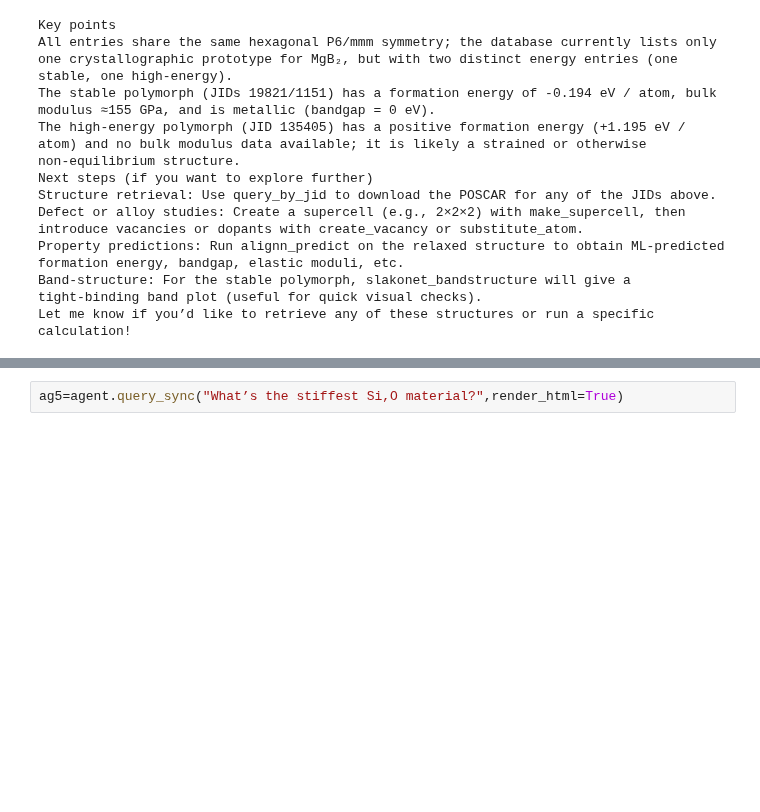
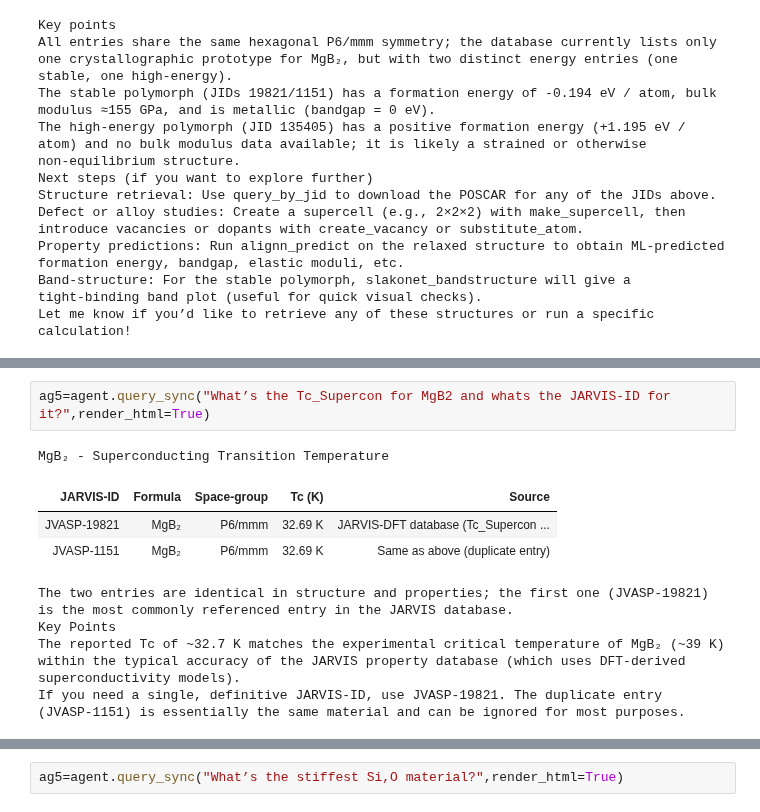
Before and after one commit to knc6/jarvis-tools-notebooks, a Jupyter notebook: jarvis-tools-notebooks/agapi_example.ipynb, the cells around one changed output, grey strips where cells are left out. Saved outputs shown, nothing was run; the diff lists cells and outputs as text; blank space fills up the shorter version.

```diff
--- a/jarvis-tools-notebooks/agapi_example.ipynb
+++ b/jarvis-tools-notebooks/agapi_example.ipynb
@@ -128,0 +116,11 @@ ag4=agent.query_sync("Get POSCAR for JVASP-1002",render_html=True)
+# %%
+ag5=agent.query_sync("What’s the Tc_Supercon for MgB2 and whats the JARVIS-ID for it?",render_html=True)
+# %% [output]
+MgB₂ - Superconducting Transition Temperature
+| JARVIS‑ID | Formula | Space‑group | Tc (K) | Source |
+| JVASP‑19821 | MgB₂ | P6/mmm | 32.69 K | JARVIS‑DFT database (Tc_Supercon ... |
+| JVASP‑1151 | MgB₂ | P6/mmm | 32.69 K | Same as above (duplicate entry) |
+The two entries are identical in structure and properties; the first one (JVASP‑19821) is the most commonly referenced entry in the JARVIS database.
+Key Points
+The reported Tc of ~32.7 K matches the experimental critical temperature of MgB₂ (~39 K) within the typical accuracy of the JARVIS property database (which uses DFT‑derived superconductivity models).
+If you need a single, definitive JARVIS‑ID, use JVASP‑19821. The duplicate entry (JVASP‑1151) is essentially the same material and can be ignored for most purposes.
```
Also changed, not shown: parts of 28 cells of this notebook.
